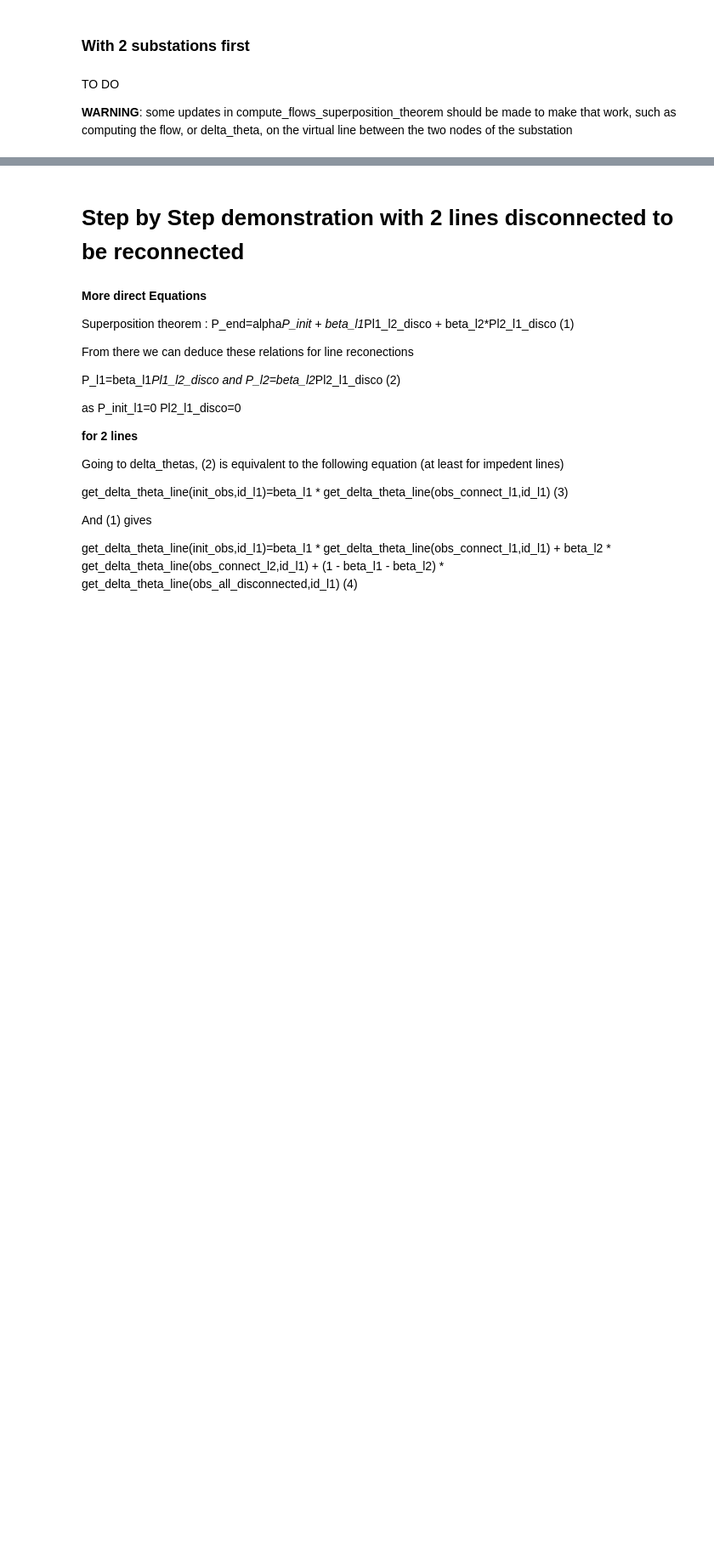
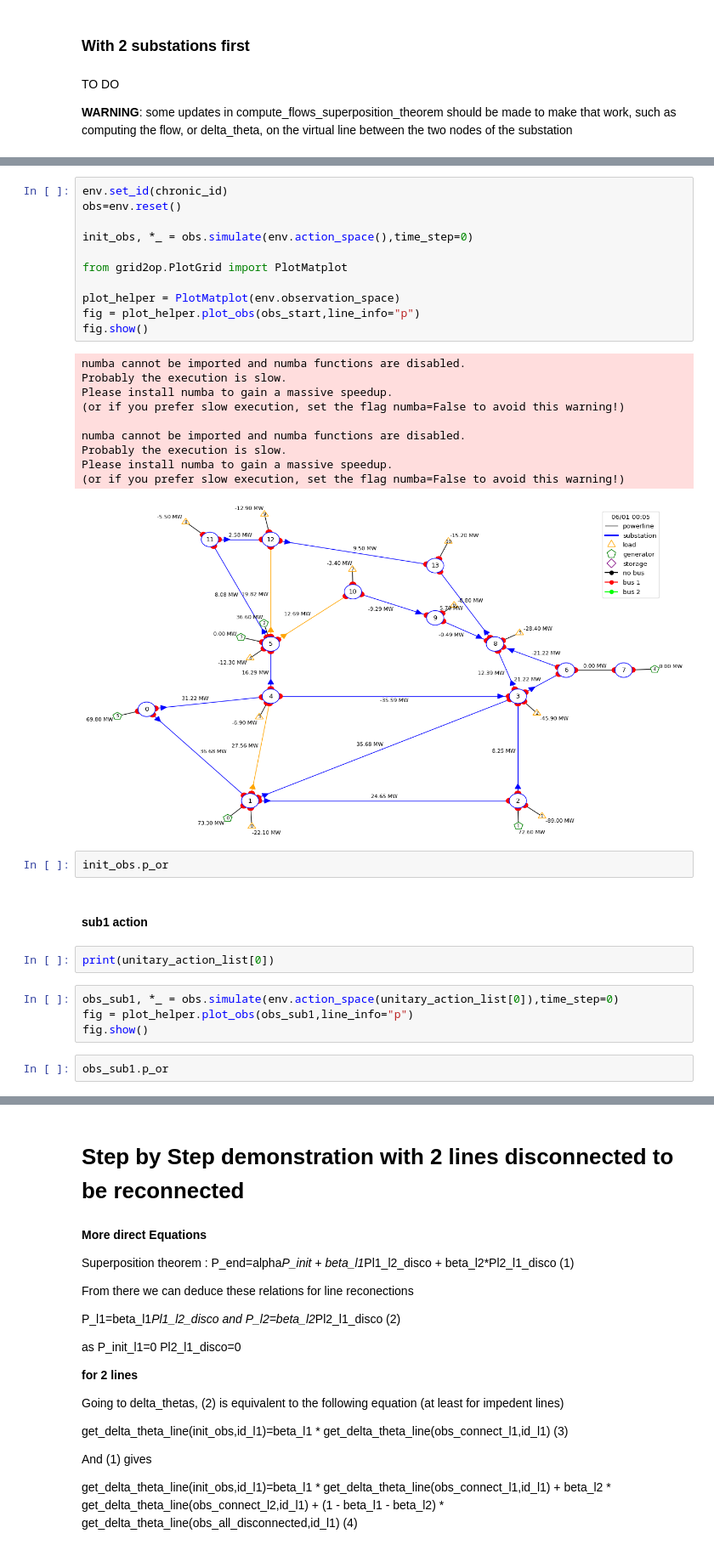
Before and after one commit to marota/Topology_Superposition_Theorem, a Jupyter notebook: Notebooks/SuperpoTheorem_reconnect_using_delta_thetas.ipynb, the cells around one changed output, grey strips where cells are left out. Shown at 85% size. Drawn from its saved outputs; the diff is of its cells as text; blank space fills up the shorter version.

```diff
--- a/SuperpoTheorem_reconnect_using_delta_thetas.ipynb
+++ b/Notebooks/SuperpoTheorem_reconnect_using_delta_thetas.ipynb
@@ -887,0 +1322,34 @@ TypeError: exceptions must derive from BaseException
+# %%
+env.set_id(chronic_id)
+obs=env.reset()
+
+init_obs, *_ = obs.simulate(env.action_space(),time_step=0)
+
+from grid2op.PlotGrid import PlotMatplot
+
+plot_helper = PlotMatplot(env.observation_space)
+fig = plot_helper.plot_obs(obs_start,line_info="p")
+fig.show()
+# %% [output]
+numba cannot be imported and numba functions are disabled.
+Probably the execution is slow.
+Please install numba to gain a massive speedup.
+(or if you prefer slow execution, set the flag numba=False to avoid this warning!)
+
+numba cannot be imported and numba functions are disabled.
+Probably the execution is slow.
+Please install numba to gain a massive speedup.
+(or if you prefer slow execution, set the flag numba=False to avoid this warning!)
+[figure, added]
+# %%
+init_obs.p_or
+# %% [markdown]
+#### sub1 action
+# %%
+print(unitary_action_list[0])
+# %%
+obs_sub1, *_ = obs.simulate(env.action_space(unitary_action_list[0]),time_step=0)
+fig = plot_helper.plot_obs(obs_sub1,line_info="p")
+fig.show()
+# %%
+obs_sub1.p_or
```
Also changed, not shown: parts of 26 cells of this notebook, 21 other files.
